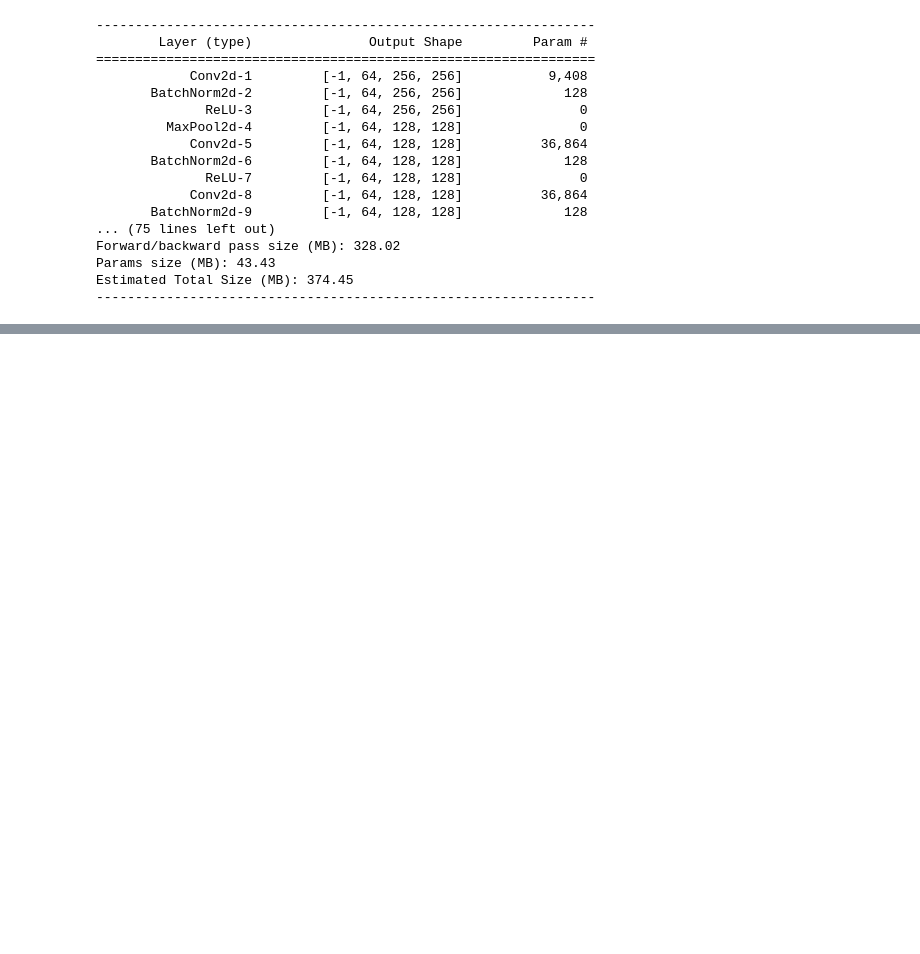
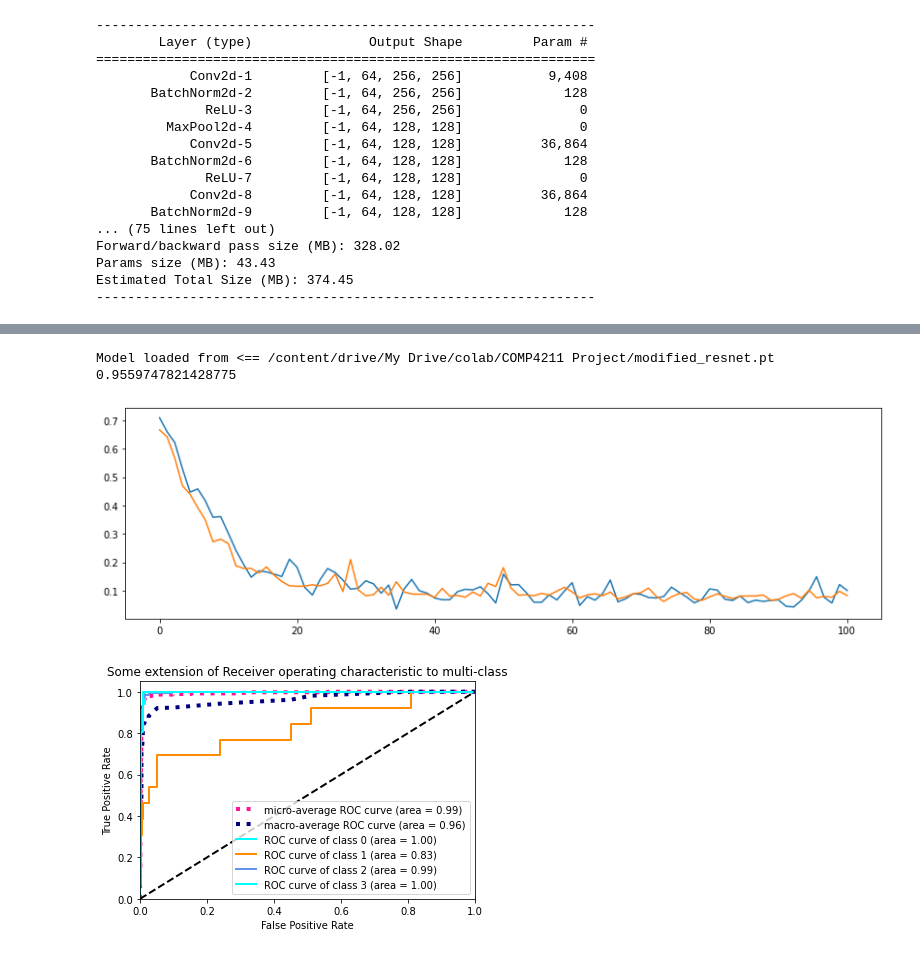
Before and after one commit to ysleead/comp4211_project, a Jupyter notebook: project.ipynb, the cells around one changed output, grey strips where cells are left out. Cells and saved outputs as stored; diff of their text form; code cells hidden in the pictures; blank space fills up the shorter version.

```diff
--- a/project.ipynb
+++ b/project.ipynb
@@ -234,7 +300,8 @@ class Modified_RESNET(nn.Module):
     def __init__(self):
         super(Modified_RESNET, self).__init__()
         self.resnet = models.resnet18(pretrained=True)
-
+        for param in self.resnet.parameters():
+          param.requires_grad = False
         num_filters = self.resnet.fc.in_features
         self.resnet.fc = nn.Linear(num_filters, 320)
 
@@ -288,7 +355,7 @@ Estimated Total Size (MB): 374.45
 ----------------------------------------------------------------
 # %%
 # training modified resnet
-train_losses, val_losses = train_model(modified_resnet, criterion, optimizer, 10, 10, device, f'modified_resnet.pt')
+train_losses, val_losses = train_model(modified_resnet, criterion, optimizer, 10, 10, device, f'/content/drive/My Drive/colab/COMP4211 Project/modified_resnet.pt')
 # %% [output]
 Epoch 1/10
 -------------------
@@ -309 +376,10 @@ Step: 460/460, Avg train loss: 0.0426, Avg val loss: 0.0667
 Finished training
+# %%
+optimizer = torch.optim.Adam(modified_resnet.parameters(), lr=5e-5)
+load_checkpoint(f'/content/drive/My Drive/colab/COMP4211 Project/modified_resnet.pt', modified_resnet, optimizer)
+eval(modified_resnet, valid_loader, train_losses, val_losses)
+# %% [output]
+Model loaded from <== /content/drive/My Drive/colab/COMP4211 Project/modified_resnet.pt
+0.9559747821428775
+[figure, added]
+[figure, added]
```
Also changed, not shown: parts of 22 cells of this notebook.
